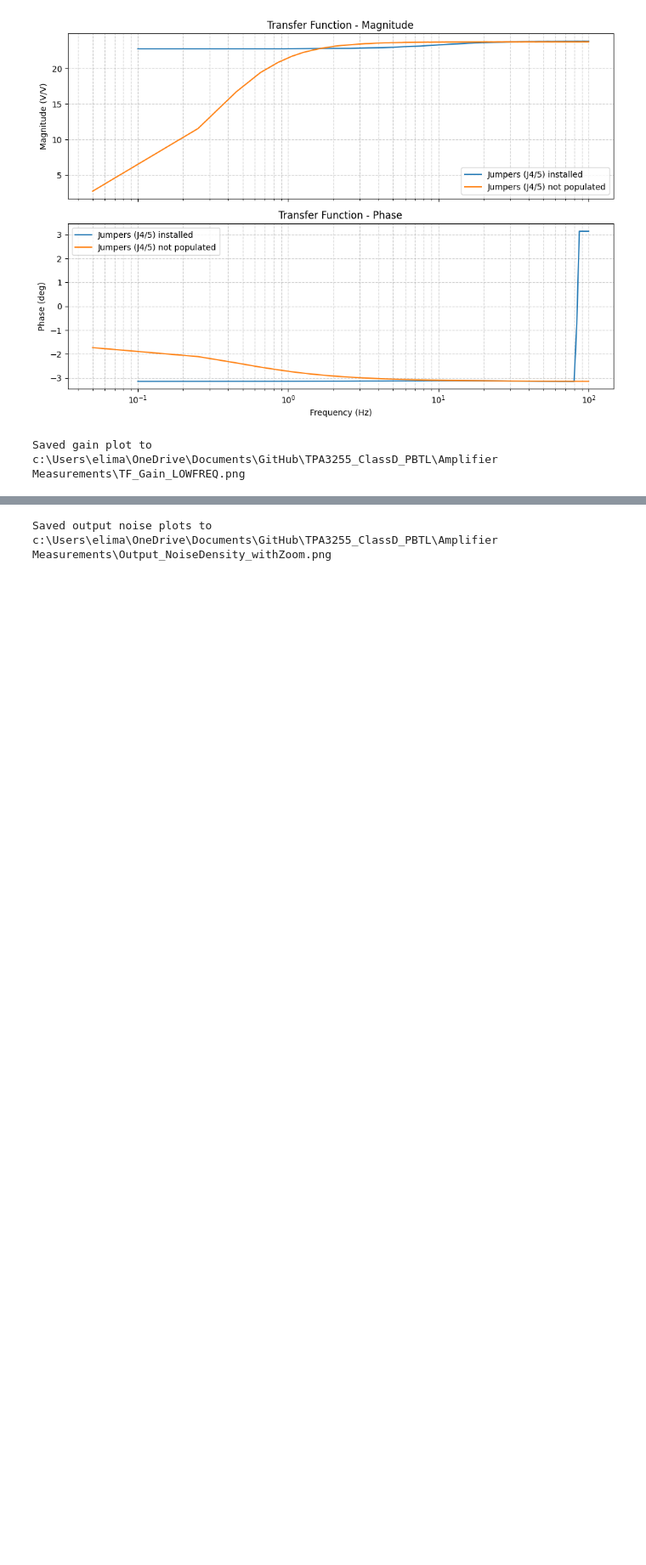
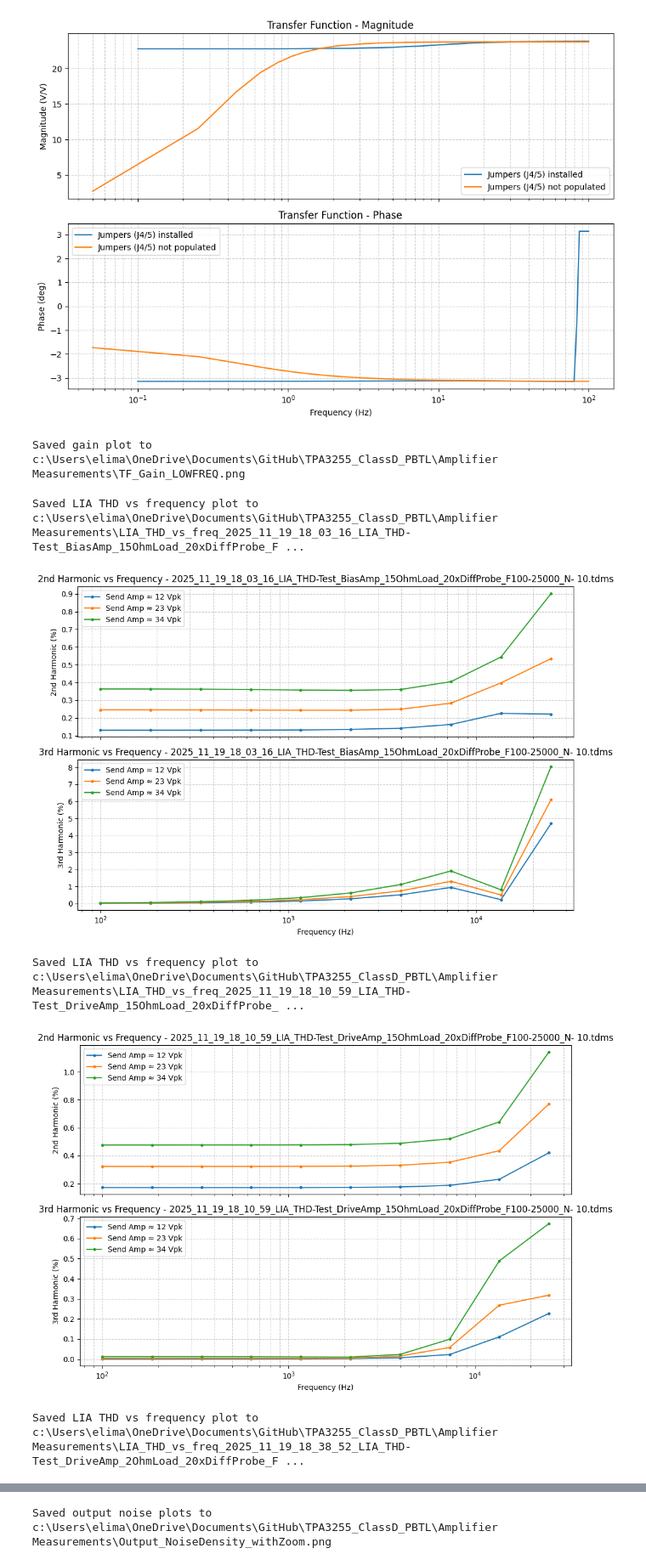
Before and after one commit to EliMattingly22/TPA3255_ClassD_PBTL, a Jupyter notebook: Amplifier Measurements/Data_Plotting.ipynb, the cells around one changed output, grey strips where cells are left out. Shown at 85% size. Cells and saved outputs as stored; diff of their text form; code cells hidden in the pictures; blank space fills up the shorter version.

```diff
--- a/Amplifier Measurements/Data_Plotting.ipynb
+++ b/Amplifier Measurements/Data_Plotting.ipynb
@@ -260,7 +260,7 @@ for fpath in LIA_FILES:
     for X in SEND_AMPS:
         g_f0 = f'Measured f0 Data-Send Amp = {X}'
         g_h2 = f'Measured Harmonic Data- 1f0-Send Amp {X}'
-        g_h3 = f'Measured Harmonic Data- 1f0-Send Amp {X}'
+        g_h3 = f'Measured Harmonic Data- 2f0-Send Amp {X}'
 
 
         freq0, mag0, _ = load_tdms_file(fpath, group=g_f0)
@@ -271,30 +271,36 @@ for fpath in LIA_FILES:
         h3_pct = h3_pct*100
 
         label = f"Send Amp ≈ {int(AmpVal[X])} Vpk"
 
         ax2.semilogx(freq0, h2_pct, marker='.', linestyle='-', label=label)
         ax3.semilogx(freq0, h3_pct, marker='.', linestyle='-', label=label)
         plotted_any = True
 
     ax2.set_ylabel('2nd Harmonic (%)')
     ax2.set_title(f'2nd Harmonic vs Frequency - {os.path.basename(fpath)}')
     ax2.grid(True, which='both', linestyle='--', alpha=0.6)
     ax2.legend()
 
     ax3.set_xlabel('Frequency (Hz)')
     ax3.set_ylabel('3rd Harmonic (%)')
     ax3.set_title(f'3rd Harmonic vs Frequency - {os.path.basename(fpath)}')
     ax3.grid(True, which='both', linestyle='--', alpha=0.6)
     ax3.legend()
 
     plt.tight_layout()
     out_name = f"LIA_THD_vs_freq_{os.path.splitext(os.path.basename(fpath))[0]}.png"
     out_path = os.path.join(os.getcwd(), out_name)
     fig.savefig(out_path, dpi=300)
     print('Saved LIA THD vs frequency plot to', out_path)
 
     if plotted_any:
         plt.show()
     else:
         plt.close(fig)
         print('No harmonic data plotted for', fpath)
+# %% [output]
+Saved LIA THD vs frequency plot to c:\Users\elima\OneDrive\Documents\GitHub\TPA3255_ClassD_PBTL\Amplifier Measurements\LIA_THD_vs_freq_2025_11_19_18_03_16_LIA_THD-Test_BiasAmp_15OhmLoad_20xDiffProbe_F ...
+[figure, added]
+Saved LIA THD vs frequency plot to c:\Users\elima\OneDrive\Documents\GitHub\TPA3255_ClassD_PBTL\Amplifier Measurements\LIA_THD_vs_freq_2025_11_19_18_10_59_LIA_THD-Test_DriveAmp_15OhmLoad_20xDiffProbe_ ...
+[figure, added]
+Saved LIA THD vs frequency plot to c:\Users\elima\OneDrive\Documents\GitHub\TPA3255_ClassD_PBTL\Amplifier Measurements\LIA_THD_vs_freq_2025_11_19_18_38_52_LIA_THD-Test_DriveAmp_2OhmLoad_20xDiffProbe_F ...
```
Also changed, not shown: parts of 1 cell of this notebook, 3 other files.
